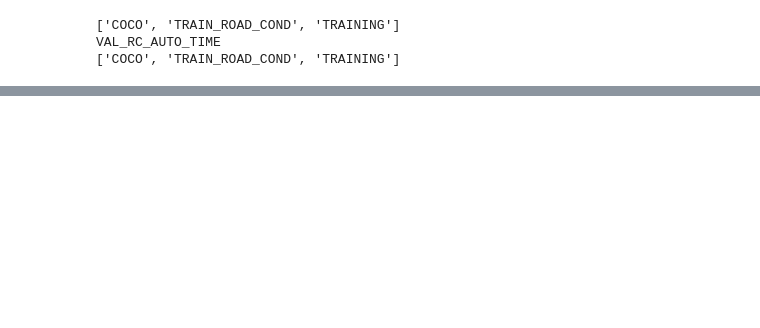
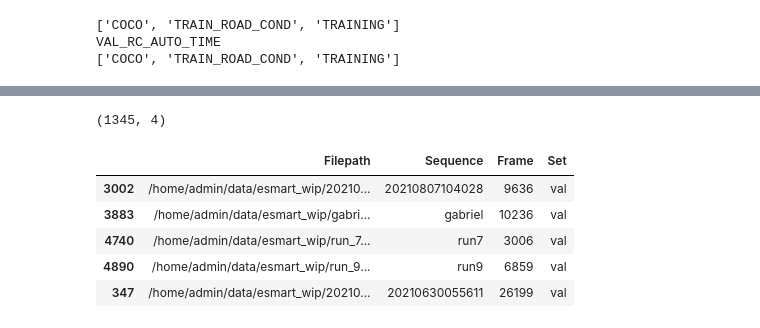
Before and after one commit to Seeeeeyo/yolov5_multitask, a Jupyter notebook: notebooks/Fiftyone - Split DataSet - Many Approaches.ipynb, the cells around one changed output, grey strips where cells are left out. Cells and saved outputs as stored; diff of their text form; code cells hidden in the pictures; blank space fills up the shorter version.

```diff
--- a/notebooks/Fiftyone - Split DataSet - Many Approaches.ipynb
+++ b/notebooks/Fiftyone - Split DataSet - Many Approaches.ipynb
@@ -273,0 +485,11 @@ VAL_RC_AUTO_TIME
+# %%
+print(rand_val_set.shape)
+rand_val_set.head()
+# %% [output]
+(1345, 4)
+|  | Filepath | Sequence | Frame | Set |
+| 3002 | /home/admin/data/esmart_wip/20210... | 20210807104028 | 9636 | val |
+| 3883 | /home/admin/data/esmart_wip/gabri... | gabriel | 10236 | val |
+| 4740 | /home/admin/data/esmart_wip/run_7... | run7 | 3006 | val |
+| 4890 | /home/admin/data/esmart_wip/run_9... | run9 | 6859 | val |
+| 347 | /home/admin/data/esmart_wip/20210... | 20210630055611 | 26199 | val |
```
Also changed, not shown: parts of 40 cells of this notebook, 1 other file.
